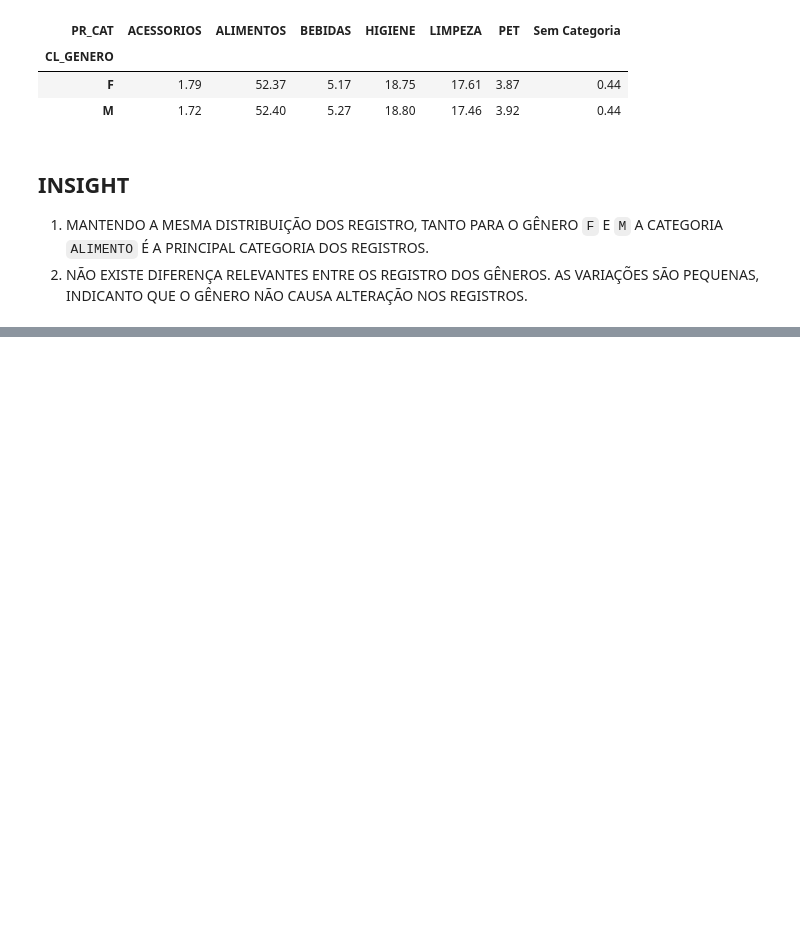
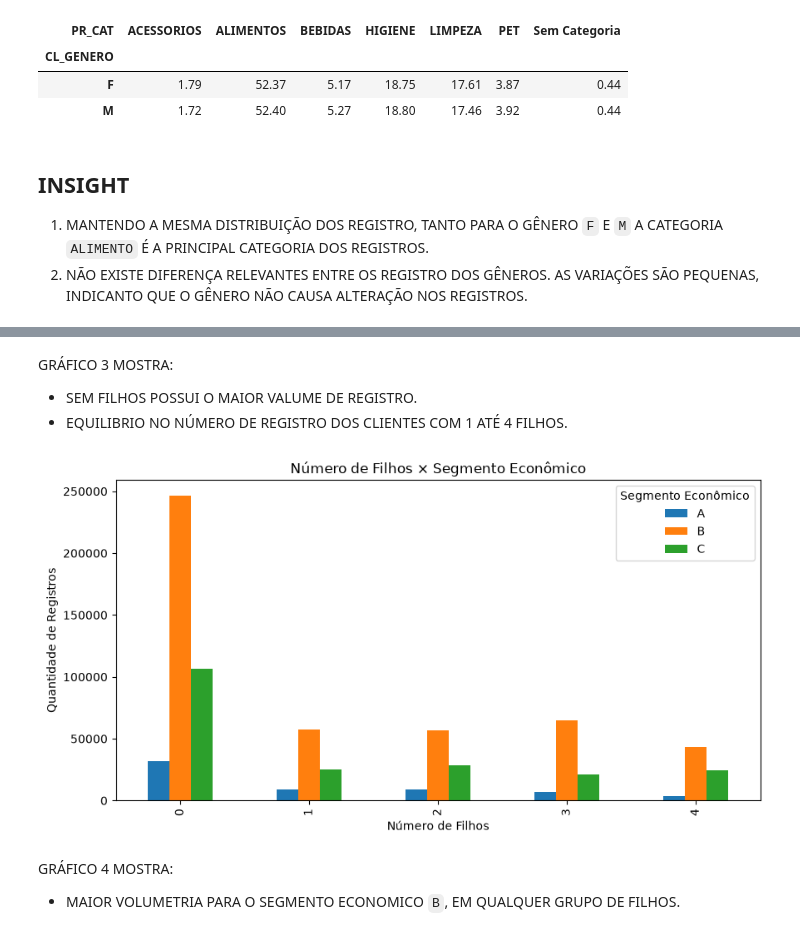
Before and after one commit to FelipeBusa/mini_projeto_turma05, a Jupyter notebook: Mini_Projeto_Felipe_Busarello.ipynb, the cells around one changed output, grey strips where cells are left out. Cells and saved outputs as stored; diff of their text form; code cells hidden in the pictures; blank space fills up the shorter version.

```diff
--- a/Mini_Projeto_Felipe_Busarello.ipynb
+++ b/Mini_Projeto_Felipe_Busarello.ipynb
@@ -781,0 +830,22 @@ Percentual de Registro
+# %% [markdown]
+GRÁFICO 3 MOSTRA:
+* SEM FILHOS POSSUI O MAIOR VALUME DE REGISTRO.
+* EQUILIBRIO NO NÚMERO DE REGISTRO DOS CLIENTES COM 1 ATÉ 4 FILHOS.
+# %%
+# ===========
+# GRÁFICO 4 - FILHOS × SEGMENTO ECONÔMICO
+# ===========
+pivot_filhos_segmento = pd.pivot_table(df_copia,index="CL_FHL",columns="CL_SEG",aggfunc="size",fill_value=0)
+pivot_filhos_segmento.plot(kind="bar",figsize=(10, 5))
+
+plt.title("Número de Filhos × Segmento Econômico")
+plt.xlabel("Número de Filhos")
+plt.ylabel("Quantidade de Registros")
+plt.legend(title="Segmento Econômico")
+plt.savefig("Graficos/grafico4_filhos_segmento_economico.png",dpi=300,bbox_inches="tight")
+plt.show()
+# %% [output]
+[figure, added]
+# %% [markdown]
+GRÁFICO 4 MOSTRA:
+* MAIOR VOLUMETRIA PARA O SEGMENTO ECONOMICO `B`, EM QUALQUER GRUPO DE FILHOS.
```
Also changed, not shown: parts of 11 cells of this notebook.
